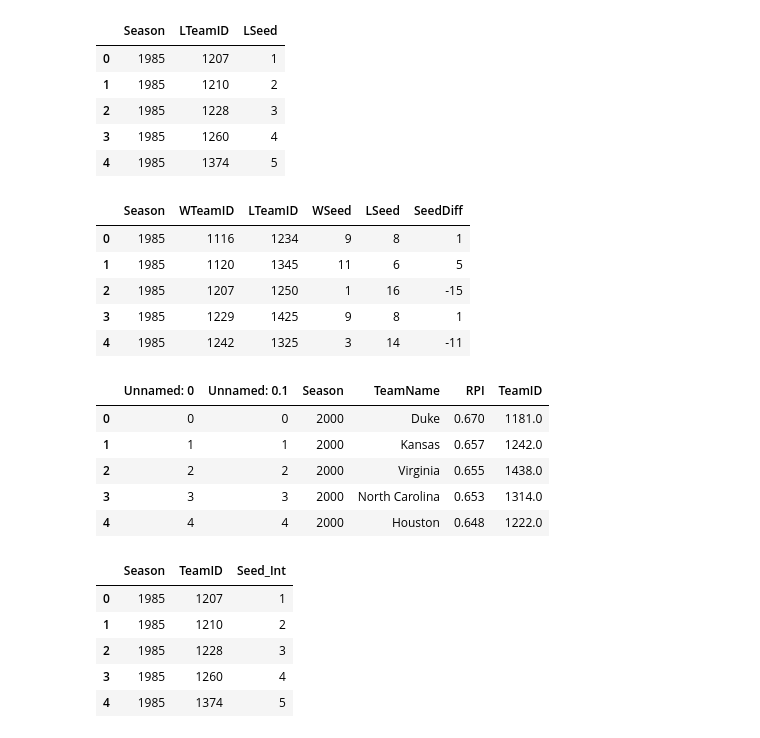
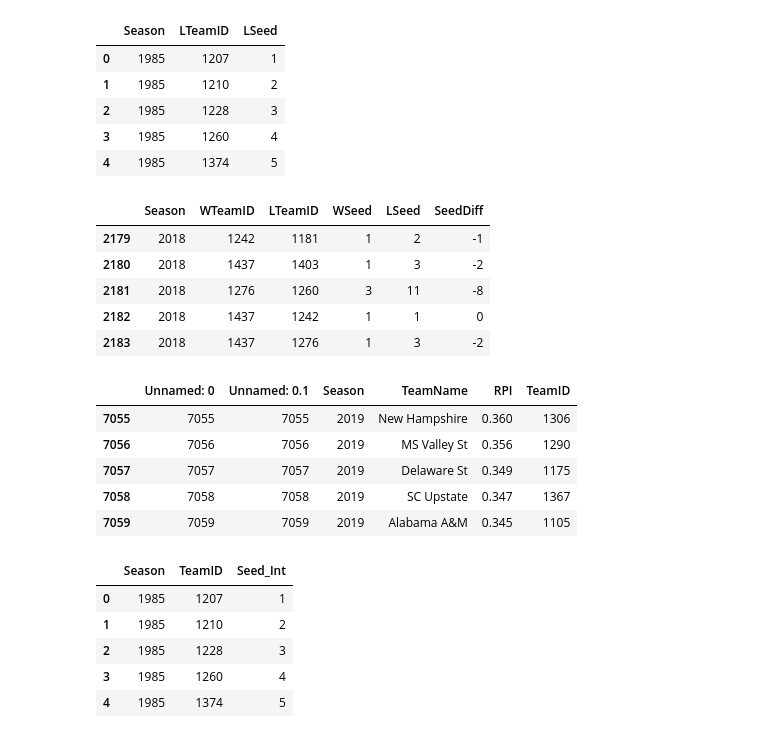
Before and after one commit to kgnadinger/ncaa_tournament_ml_model, a Jupyter notebook: tournament_model.ipynb, the cells around one changed output. Saved outputs shown, nothing was run; the diff lists cells and outputs as text; code cells hidden in the pictures.

```diff
--- a/tournament_model.ipynb
+++ b/tournament_model.ipynb
@@ -142,26 +174,25 @@ df_dummy = pd.merge(left=df_tour, right=df_winseeds, how='left', on=['Season', '
 df_concat = pd.merge(left=df_dummy, right=df_losseeds, how='left', on=['Season', 'LTeamID'])
 df_concat['SeedDiff'] = df_concat.WSeed - df_concat.LSeed
 # %%
-df_concat.head()
+df_concat.tail()
 # %% [output]
 |  | Season | WTeamID | LTeamID | WSeed | LSeed | SeedDiff |
-| 0 | 1985 | 1116 | 1234 | 9 | 8 | 1 |
-| 1 | 1985 | 1120 | 1345 | 11 | 6 | 5 |
-| 2 | 1985 | 1207 | 1250 | 1 | 16 | -15 |
-| 3 | 1985 | 1229 | 1425 | 9 | 8 | 1 |
-| 4 | 1985 | 1242 | 1325 | 3 | 14 | -11 |
+| 2179 | 2018 | 1242 | 1181 | 1 | 2 | -1 |
+| 2180 | 2018 | 1437 | 1403 | 1 | 3 | -2 |
+| 2181 | 2018 | 1276 | 1260 | 3 | 11 | -8 |
+| 2182 | 2018 | 1437 | 1242 | 1 | 1 | 0 |
+| 2183 | 2018 | 1437 | 1276 | 1 | 3 | -2 |
 # %%
 df_team_master = pd.merge(left=df_team_rpis, right=df_teams, how="left", on=["TeamName"])
-df_team_master.dropna()
 df_team_master.drop(labels=['FirstD1Season', 'LastD1Season'], inplace=True, axis=1)
-df_team_master.head()
+df_team_master.tail()
 # %% [output]
 |  | Unnamed: 0 | Unnamed: 0.1 | Season | TeamName | RPI | TeamID |
-| 0 | 0 | 0 | 2000 | Duke | 0.670 | 1181.0 |
-| 1 | 1 | 1 | 2000 | Kansas | 0.657 | 1242.0 |
-| 2 | 2 | 2 | 2000 | Virginia | 0.655 | 1438.0 |
-| 3 | 3 | 3 | 2000 | North Carolina | 0.653 | 1314.0 |
-| 4 | 4 | 4 | 2000 | Houston | 0.648 | 1222.0 |
+| 7055 | 7055 | 7055 | 2019 | New Hampshire | 0.360 | 1306 |
+| 7056 | 7056 | 7056 | 2019 | MS Valley St | 0.356 | 1290 |
+| 7057 | 7057 | 7057 | 2019 | Delaware St | 0.349 | 1175 |
+| 7058 | 7058 | 7058 | 2019 | SC Upstate | 0.347 | 1367 |
+| 7059 | 7059 | 7059 | 2019 | Alabama A&M | 0.345 | 1105 |
 # %%
 df_seeds.head()
 # %% [output]
```
Also changed, not shown: parts of 54 cells of this notebook, 3 other files.
